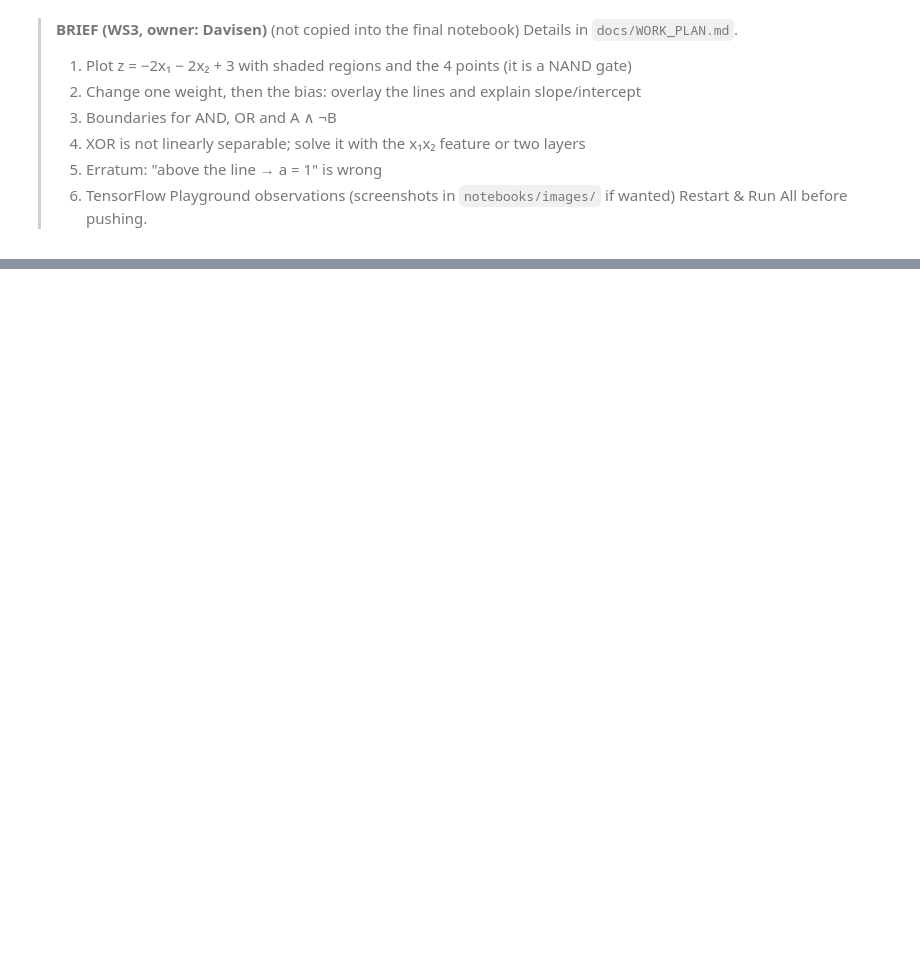
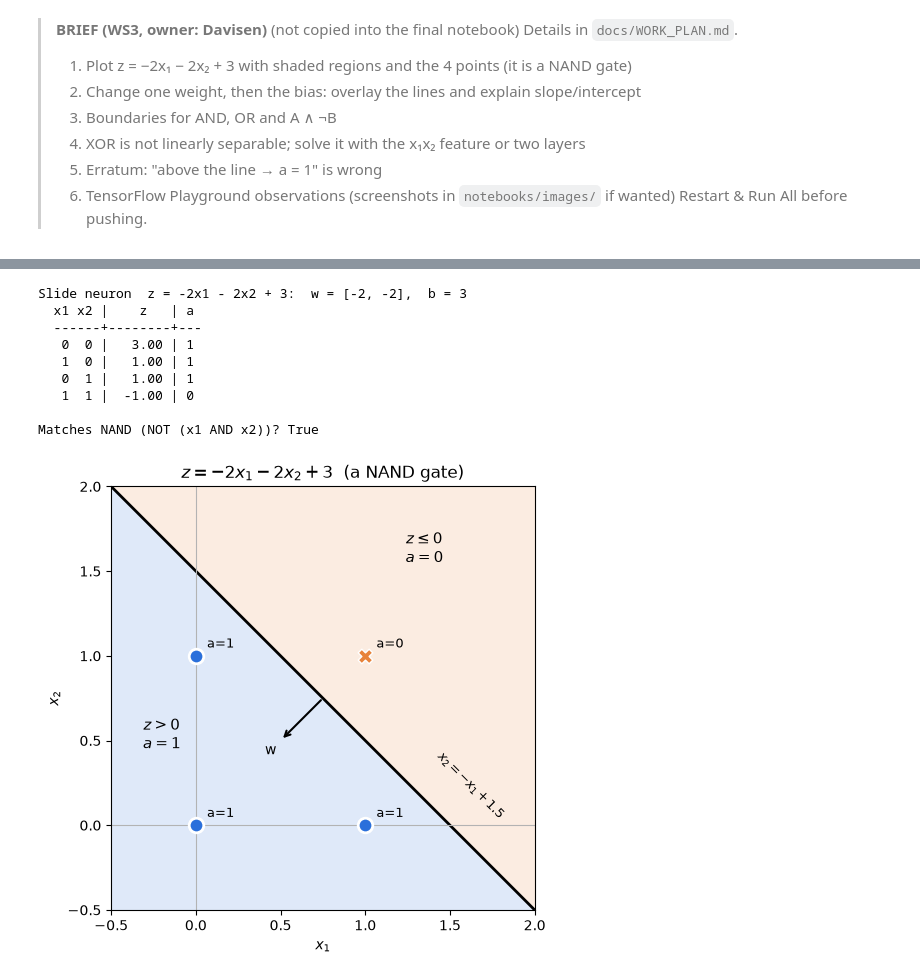
Before and after one commit to Namypark/cscn8010-perceptron-lab, a Jupyter notebook: workstreams/ws3_decision_boundary_xor.ipynb, the cells around one changed output, grey strips where cells are left out. Drawn from its saved outputs; the diff is of its cells as text; code cells hidden in the pictures; blank space fills up the shorter version.

```diff
--- a/workstreams/ws3_decision_boundary_xor.ipynb
+++ b/workstreams/ws3_decision_boundary_xor.ipynb
@@ -30,0 +93,24 @@ import matplotlib.pyplot as plt
+# %%
+w_nand, b_nand = [-2, -2], 3
+
+a_nand = truth_table("Slide neuron  z = -2x1 - 2x2 + 3", w_nand, b_nand)
+nand_expected = 1 - (X[:, 0] & X[:, 1])
+print("Matches NAND (NOT (x1 AND x2))?", np.array_equal(a_nand, nand_expected))
+
+fig, ax = plt.subplots(figsize=(5.5, 5.5))
+plot_boundary(ax, w_nand, b_nand, "$z = -2x_1 - 2x_2 + 3$  (a NAND gate)")
+ax.text(1.35, 1.55, "$z \\leq 0$\n$a = 0$", fontsize=11, ha="center")
+ax.text(-0.2, 0.45, "$z > 0$\n$a = 1$", fontsize=11, ha="center")
+ax.text(1.62, 0.02, "$x_2 = -x_1 + 1.5$", fontsize=9, rotation=-45, ha="center", va="bottom")
+plt.show()
+# %% [output]
+Slide neuron  z = -2x1 - 2x2 + 3:  w = [-2, -2],  b = 3
+  x1 x2 |    z   | a
+  ------+--------+---
+   0  0 |   3.00 | 1
+   1  0 |   1.00 | 1
+   0  1 |   1.00 | 1
+   1  1 |  -1.00 | 0
+
+Matches NAND (NOT (x1 AND x2))? True
+[figure, added]
```
Also changed, not shown: parts of 27 cells of this notebook, 2 other files.
